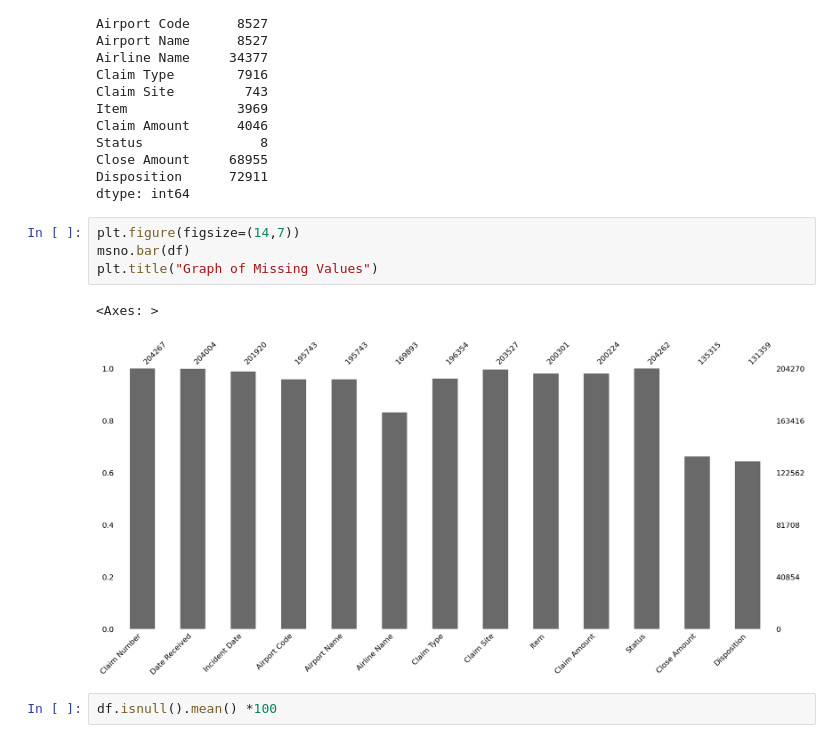
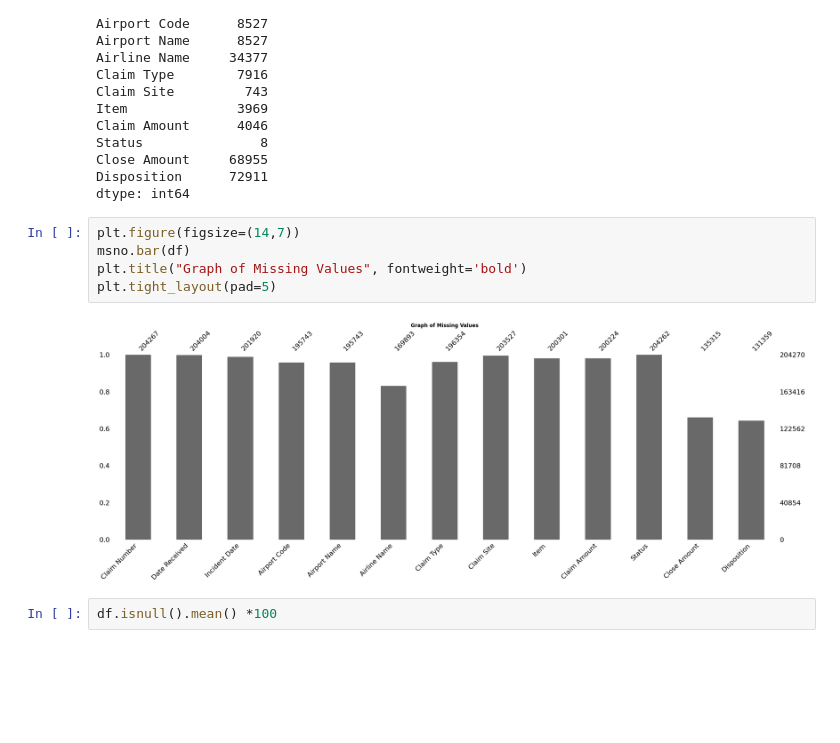
Before and after one commit to btokoli/Risk-Radar-Clustering-Airports-by-Claim-Patterns-to-Spotlight-High-Risk-Hubs, a Jupyter notebook: airportAnalysis.ipynb, the cells around one changed output. Cells and saved outputs as stored; diff of their text form; blank space fills up the shorter version.

```diff
--- a/airportAnalysis.ipynb
+++ b/airportAnalysis.ipynb
@@ -109,10 +109,10 @@ dtype: int64
 # %%
 plt.figure(figsize=(14,7))
 msno.bar(df)
-plt.title("Graph of Missing Values")
+plt.title("Graph of Missing Values", fontweight='bold')
+plt.tight_layout(pad=5)
 # %% [output]
-<Axes: >
-[figure, old version]
+[figure, new version]
 # %%
 df.isnull().mean() *100
 # %% [output]
```
Also changed, not shown: parts of 5 cells of this notebook.
